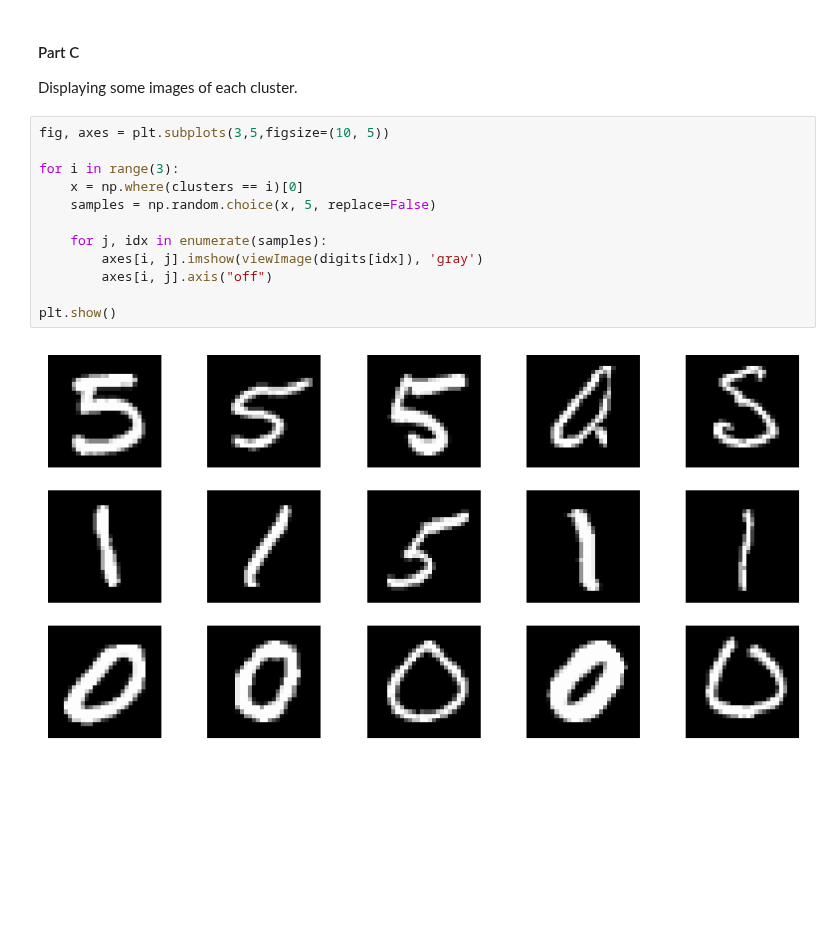
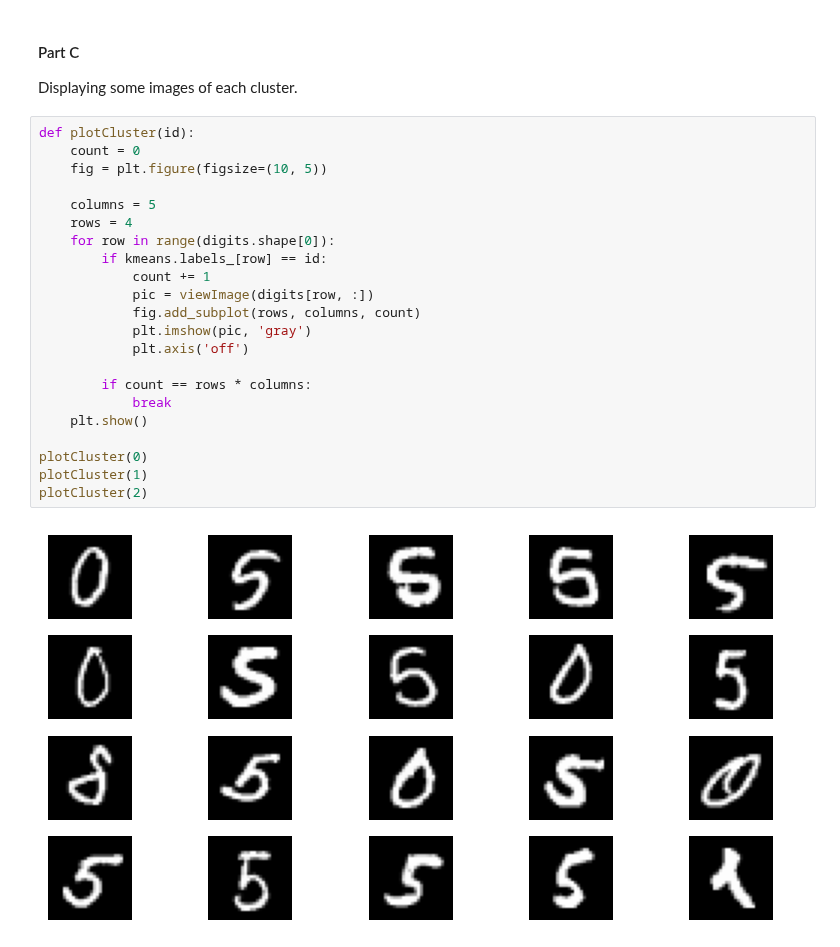
Before and after one commit to SepehrAkbari/LFC-courses, a Jupyter notebook: CSCI-250/Homework/HW2/250–hw2.ipynb, the cells around one changed output. Drawn from its saved outputs; the diff is of its cells as text; blank space fills up the shorter version.

```diff
--- a/CSCI-250/Homework/HW2/250–hw2.ipynb
+++ b/CSCI-250/Homework/HW2/250–hw2.ipynb
@@ -128,17 +128,27 @@ plt.show()
 #### Part C
 
 Displaying some images of each cluster.
-# %%
-fig, axes = plt.subplots(3,5,figsize=(10, 5))
-
-for i in range(3):
-    x = np.where(clusters == i)[0]
-    samples = np.random.choice(x, 5, replace=False)
-
-    for j, idx in enumerate(samples):
-        axes[i, j].imshow(viewImage(digits[idx]), 'gray')
-        axes[i, j].axis("off")
-
-plt.show()
-# %% [output]
-[figure, removed]
+# %%
+def plotCluster(id):
+    count = 0
+    fig = plt.figure(figsize=(10, 5))
+
+    columns = 5
+    rows = 4
+    for row in range(digits.shape[0]):
+        if kmeans.labels_[row] == id:
+            count += 1
+            pic = viewImage(digits[row, :])
+            fig.add_subplot(rows, columns, count)
+            plt.imshow(pic, 'gray')
+            plt.axis('off')
+
+        if count == rows * columns:
+            break
+    plt.show()
+
+plotCluster(0)
+plotCluster(1)
+plotCluster(2)
+# %% [output]
+[figure, added]
```
Also changed, not shown: parts of 2 cells of this notebook.
